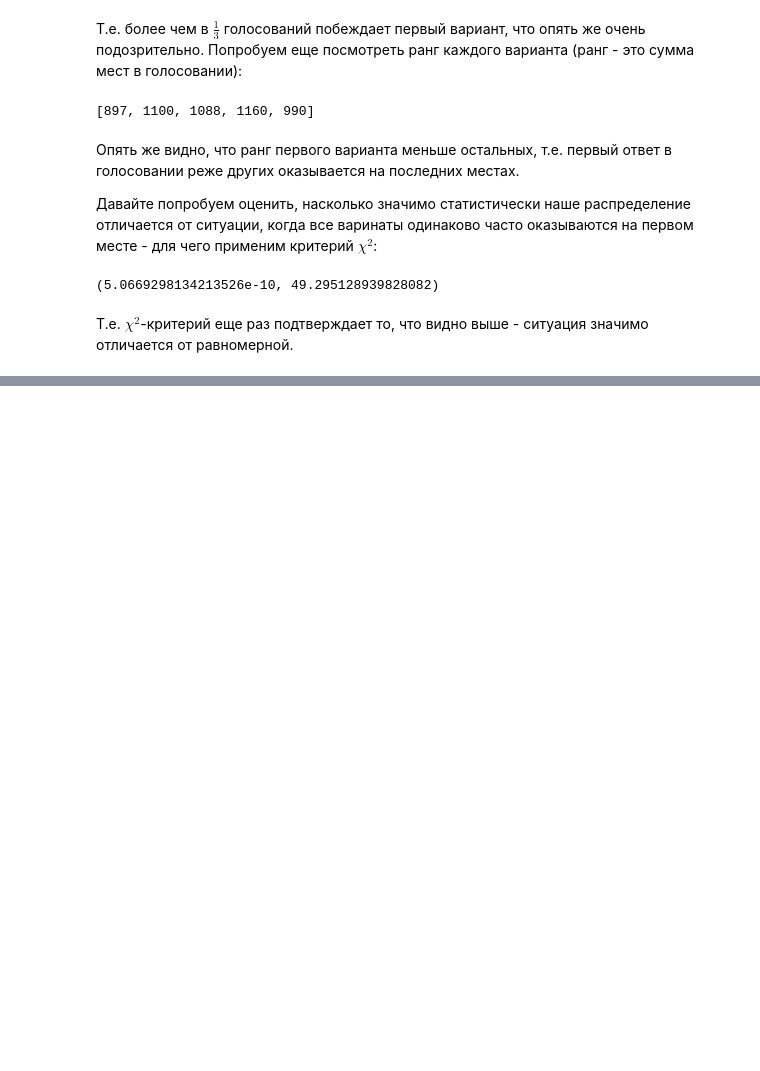
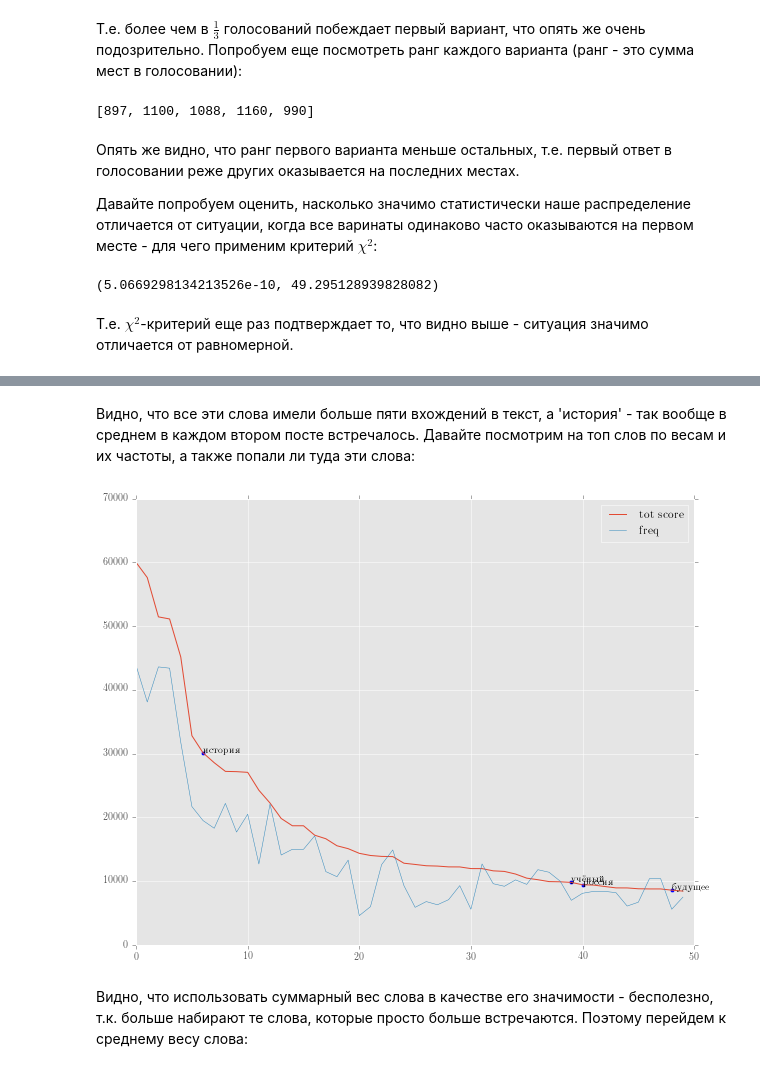
Before and after one commit to Amarchuk/newochem-research, a Jupyter notebook: Newochem Simple Analysis.ipynb, the cells around one changed output, grey strips where cells are left out. Cells and saved outputs as stored; diff of their text form; code cells hidden in the pictures; blank space fills up the shorter version.

Commit message:
finish notebook, add plots

```diff
--- a/Newochem Simple Analysis.ipynb
+++ b/Newochem Simple Analysis.ipynb
@@ -561,4 +413,0 @@ wwords_list = sorted(wwords_list, reverse=True)
-# %%
-for (weight, w) in wwords_list[0:140]:
-    if w.endswith(', NOUN') or w.endswith(', NONE'):
-        print u'{:20s} {}\t {}'.format(w, wwords[w], big_bag[w])
@@ -614,14 +413,0 @@ plt.show()
-# %%
-from wordcloud import WordCloud
-
-wc_text = ''
-for (weight, w) in wwords_list[2:300]:
-    wc_text += (' '+w[:w.index(',')])*int(weight)
-
-fig = plt.figure(figsize=(10, 12))
-wordcloud = WordCloud(background_color='black',
-                          width=1200,
-                          height=1000).generate(wc_text)
-img=plt.imshow(wordcloud)
-plt.axis("off")
-plt.show()
@@ -685,0 +475,4 @@ for opt in opts:
+# %%
+words_of_interest = [u'секс, NOUN', u'порно, NOUN',  u'девайс, NOUN',  u'маска, NOUN',  u'технология, NOUN',
+                     u'политика, NOUN', u'запад, NOUN',  u'учёный, NOUN',  u'исследование, NOUN',  u'история, NOUN',
+                     u'россия, NOUN', u'будущее, NOUN', u'труп, NOUN', u'мозг, NOUN']
@@ -685,0 +501,27 @@ for opt in opts:
+# %% [markdown]
+Видно, что все эти слова имели больше пяти вхождений в текст, а 'история' - так вообще в среднем в каждом втором посте встречалось. Давайте посмотрим на топ слов по весам и их частоты, а также попали ли туда эти слова:
+# %%
+from matplotlib import rc
+rc('font',**{'family':'serif'})
+rc('text', usetex=True)
+rc('text.latex',unicode=True)
+rc('text.latex',preamble='\usepackage[utf8]{inputenc}')
+rc('text.latex',preamble='\usepackage[russian]{babel}')
+
+
+N = 50
+fiig = plt.figure(figsize=[10,8])
+plt.plot(range(N), zip(*wwords_list)[0][0:N], '-', label='tot score')
+plt.plot(range(N), map(lambda l: 100*big_bag[l], zip(*wwords_list)[1][0:N]), '-', lw=0.5, label='100*freq')
+for w in words_of_interest:
+    ind = wwords_list.index([wwords[w], w])
+    if ind < N:
+        plt.scatter([ind], [wwords[w]])
+        plt.text(ind, wwords[w], w[:w.index(',')])
+plt.xlim(0, N)
+plt.legend()
+plt.show()
+# %% [output]
+[figure, added]
+# %% [markdown]
+Видно, что использовать суммарный вес слова в качестве его значимости - бесполезно, т.к. больше набирают те слова, которые просто больше встречаются. Поэтому перейдем к среднему весу слова:
```
Also changed, not shown: parts of 53 cells of this notebook, 5 other files.
